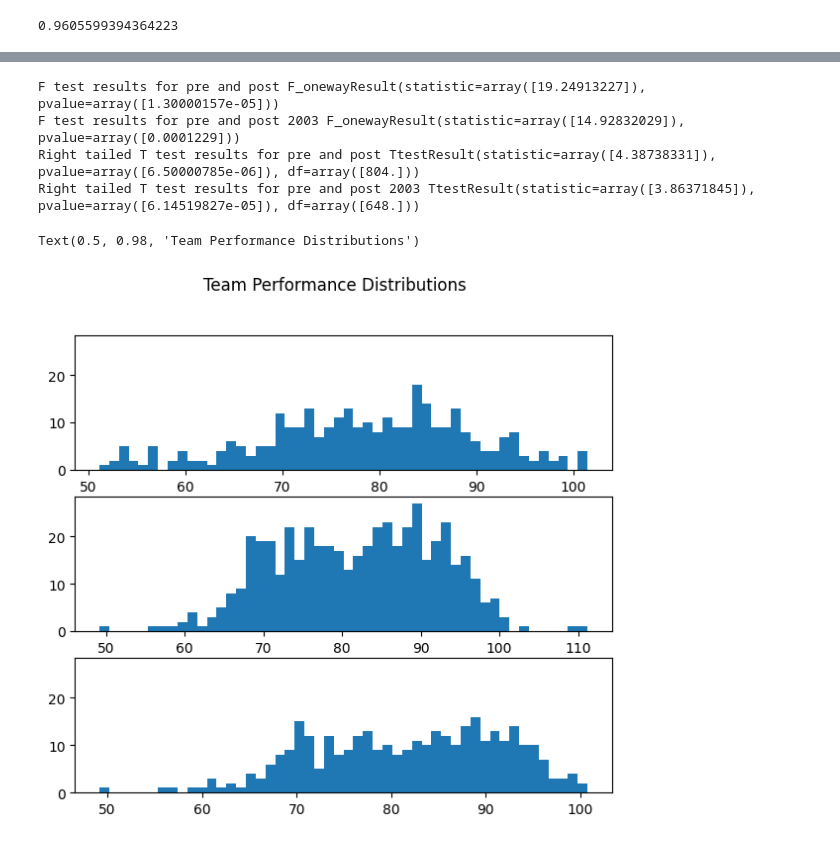
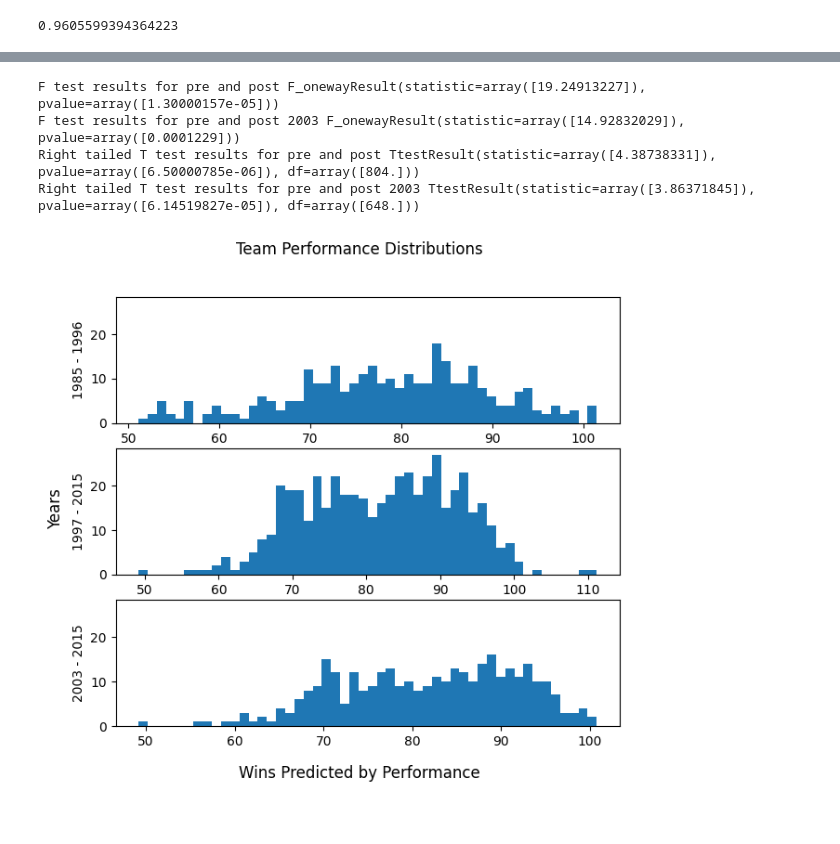
Before and after one commit to m-ingram/Project1-Group3, a Jupyter notebook: team_perf_analysis.ipynb, the cells around one changed output, grey strips where cells are left out. Cells and saved outputs as stored; diff of their text form; code cells hidden in the pictures.

```diff
--- a/team_perf_analysis.ipynb
+++ b/team_perf_analysis.ipynb
@@ -289,8 +246,5 @@ Number of factors needed: 1
 # %%
 #Adding performance index to main df
-team_salary_tax['perf_index'] = perf_index.tolist()
-
-team_salary_tax['pca_index'] = pca_df[:,0]
 
 team_salary_tax['rf_pred'] = rf_w.predict(x)
 
@@ -307,31 +264,37 @@ plt.scatter(team_salary_tax['rf_pred'], team_salary_tax['W'])
 # %%
 # Statistical tests on performance distributions pre- and post- tax rules
 
 perf_pre = team_salary_tax.loc[team_salary_tax['yearID']<1997, ['rf_pred']]
 perf_post = team_salary_tax.loc[team_salary_tax['yearID']>=1997, ['rf_pred']]
 perf_post2003 = team_salary_tax.loc[team_salary_tax['yearID']>=2003, ['rf_pred']]
 
 #Testing variances
 print('F test results for pre and post', stats.f_oneway(perf_pre,perf_post))
 print('F test results for pre and post 2003', stats.f_oneway(perf_pre,perf_post2003))
 
 #Testing means (speficially if post is higher)
 print('Right tailed T test results for pre and post', stats.ttest_ind(perf_post, perf_pre, alternative='greater'))
 print('Right tailed T test results for pre and post 2003', stats.ttest_ind(perf_post2003, perf_pre, alternative='greater'))
 
 
 fig, (ax1,ax2,ax3) = plt.subplots(3, sharey=True, figsize=(7,6))
 ax1.hist(perf_pre,bins=50)
+ax1.set_ylabel('1985 - 1996')
 ax2.hist(perf_post,bins=50)
+ax2.set_ylabel('1997 - 2015')
 ax3.hist(perf_post2003, bins=50)
+ax3.set_ylabel('2003 - 2015')
 fig.suptitle('Team Performance Distributions')
+fig.supxlabel('Wins Predicted by Performance')
+fig.supylabel('Years')
+
+plt.savefig('Output/perf distributions.png')
 # %% [output]
 F test results for pre and post F_onewayResult(statistic=array([19.24913227]), pvalue=array([1.30000157e-05]))
 F test results for pre and post 2003 F_onewayResult(statistic=array([14.92832029]), pvalue=array([0.0001229]))
 Right tailed T test results for pre and post TtestResult(statistic=array([4.38738331]), pvalue=array([6.50000785e-06]), df=array([804.]))
 Right tailed T test results for pre and post 2003 TtestResult(statistic=array([3.86371845]), pvalue=array([6.14519827e-05]), df=array([648.]))
-Text(0.5, 0.98, 'Team Performance Distributions')
-[figure, old version]
+[figure, new version]
 # %%
 #Generating annual performance predictions
 years = team_salary_tax['yearID'].unique()
```
Also changed, not shown: parts of 11 cells of this notebook, 3 other files.
